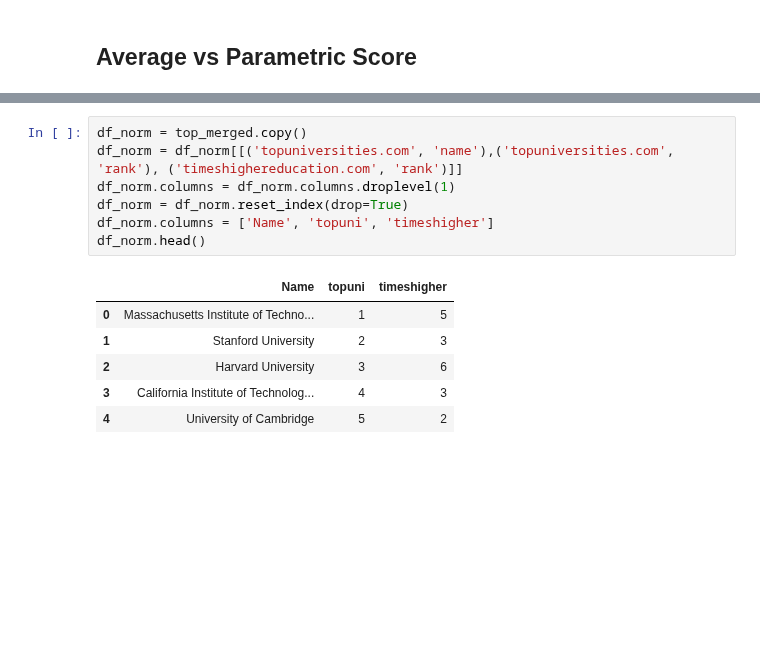
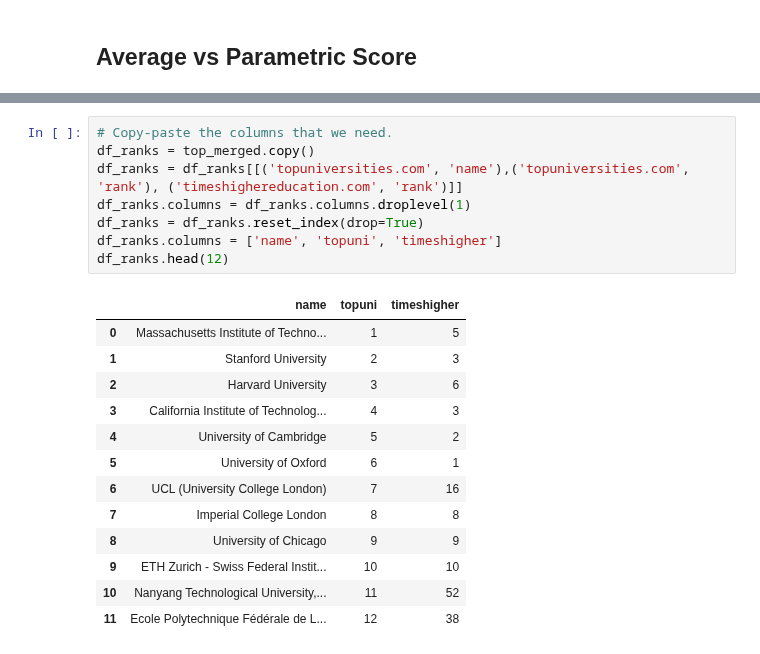
Before and after one commit to lkieliger/adagroup, a Jupyter notebook: hw2/Homework 2.ipynb, the cells around one changed output, grey strips where cells are left out. Saved outputs shown, nothing was run; the diff lists cells and outputs as text; blank space fills up the shorter version.

```diff
--- a/hw2/Homework 2.ipynb
+++ b/hw2/Homework 2.ipynb
@@ -615,15 +624,23 @@ display(df_best.head())
 # %%
-df_norm = top_merged.copy()
-df_norm = df_norm[[('topuniversities.com', 'name'),('topuniversities.com', 'rank'), ('timeshighereducation.com', 'rank')]]
-df_norm.columns = df_norm.columns.droplevel(1)
-df_norm = df_norm.reset_index(drop=True)
-df_norm.columns = ['Name', 'topuni', 'timeshigher']
-df_norm.head()
+# Copy-paste the columns that we need.
+df_ranks = top_merged.copy()
+df_ranks = df_ranks[[('topuniversities.com', 'name'),('topuniversities.com', 'rank'), ('timeshighereducation.com', 'rank')]]
+df_ranks.columns = df_ranks.columns.droplevel(1)
+df_ranks = df_ranks.reset_index(drop=True)
+df_ranks.columns = ['name', 'topuni', 'timeshigher']
+df_ranks.head(12)
 # %% [output]
-|  | Name | topuni | timeshigher |
+|  | name | topuni | timeshigher |
 | 0 | Massachusetts Institute of Techno... | 1 | 5 |
 | 1 | Stanford University | 2 | 3 |
 | 2 | Harvard University | 3 | 6 |
 | 3 | California Institute of Technolog... | 4 | 3 |
 | 4 | University of Cambridge | 5 | 2 |
+| 5 | University of Oxford | 6 | 1 |
+| 6 | UCL (University College London) | 7 | 16 |
+| 7 | Imperial College London | 8 | 8 |
+| 8 | University of Chicago | 9 | 9 |
+| 9 | ETH Zurich - Swiss Federal Instit... | 10 | 10 |
+| 10 | Nanyang Technological University,... | 11 | 52 |
+| 11 | Ecole Polytechnique Fédérale de L... | 12 | 38 |
 # %%
```
Also changed, not shown: parts of 22 cells of this notebook.
